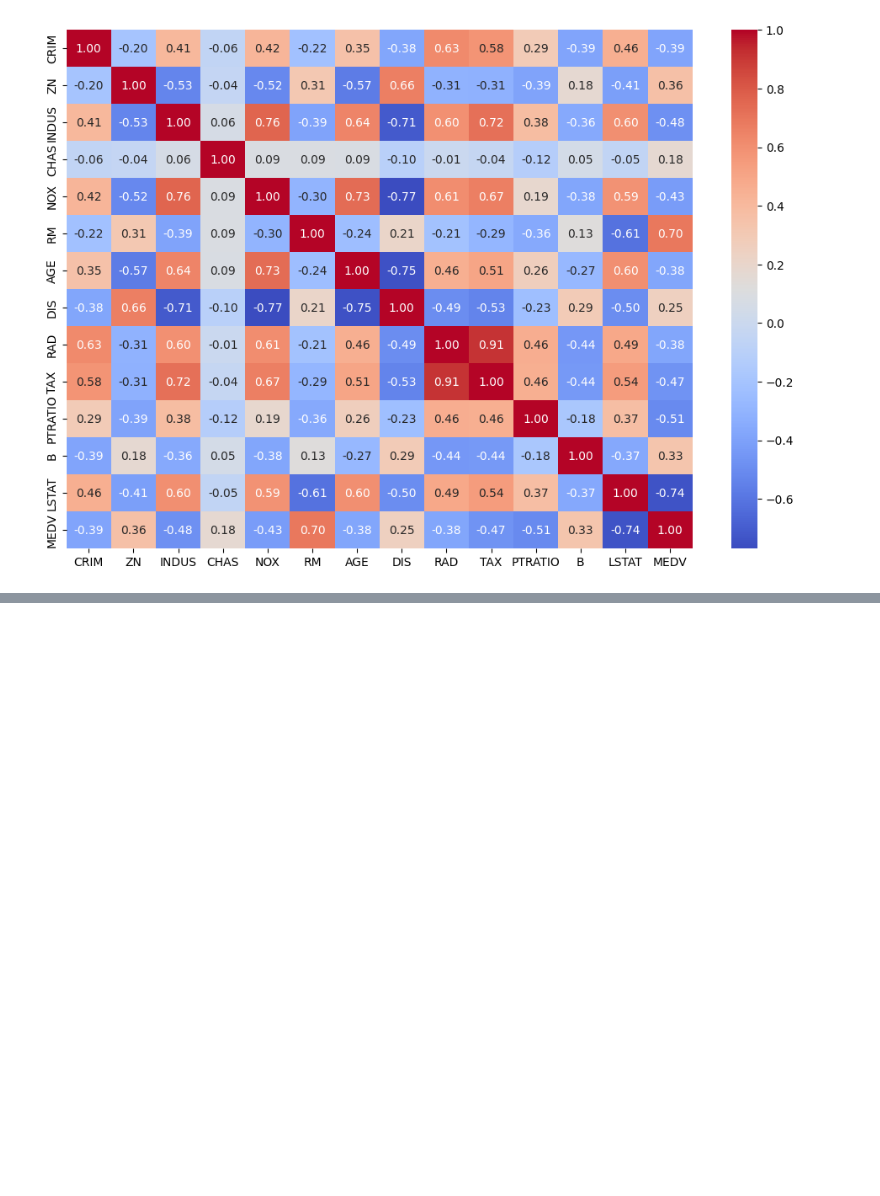
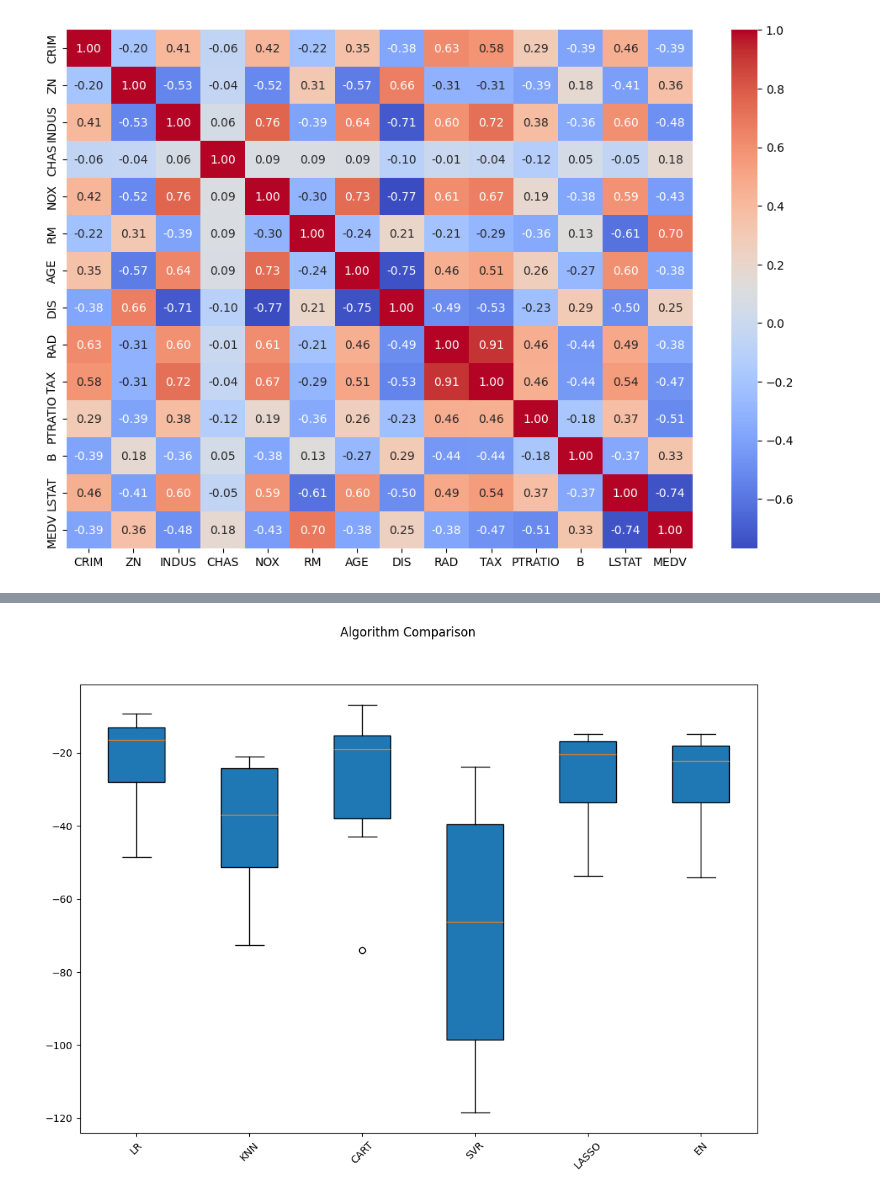
Before and after one commit to chplay2020/Machine-Learning-Mastery-with-Python, a Jupyter notebook: Part-III-Project/Chapter20/main.ipynb, the cells around one changed output, grey strips where cells are left out. Cells and saved outputs as stored; diff of their text form; code cells hidden in the pictures; blank space fills up the shorter version.

```diff
--- a/Part-III-Project/Chapter20/main.ipynb
+++ b/Part-III-Project/Chapter20/main.ipynb
@@ -271,0 +334,8 @@ plt.show()
+# %%
+# Split-out validation dataset
+array = df.values  # Chuyển DataFrame thành mảng NumPy
+X = array[:,0:13]   # Các thuộc tính đầu vào (Lấy tất cả các hàng (:) và các cột từ 0 đến 12)
+Y = array[:,13]     # Thuộc tính đầu ra (lấy toàn bộ hàng ở cột 13)
+validation_size = 0.20  # Kích thước tập xác thực (20% dữ liệu)
+seed = 7                # Giá trị random_state để tái lập kết quả
+X_train, X_validation, Y_train, Y_validation = tts(X, Y, test_size=validation_size, random_state=seed)
@@ -271,0 +344,5 @@ plt.show()
+# %%
+# Test options and evaluation metric
+num_folds = 10  # Số lượng gập (folds) trong k-fold cross-validation
+seed = 7
+scoring = 'neg_mean_squared_error'
@@ -271,0 +351,9 @@ plt.show()
+# %%
+# Spot-Check Algorithms
+models = []
+models.append(('LR', LinearRegression()))
+models.append(('KNN', KNeighborsRegressor()))
+models.append(('CART', DecisionTreeRegressor()))
+models.append(('SVR', SVR()))
+models.append(('LASSO', Lasso()))
+models.append(('EN', ElasticNet()))
@@ -271,0 +402,25 @@ plt.show()
+# %%
+# Compare Algorithms
+fig = plt.figure(figsize=(12, 8))
+# Tạo một figure (kích thước 12x8 inch) để chứa biểu đồ
+
+fig.suptitle('Algorithm Comparison')
+# Đặt tiêu đề chính cho figure là "Algorithm Comparison"
+
+ax = fig.add_subplot(111)
+# Thêm một subplot (1 hàng, 1 cột, vị trí 1)
+# 111 có nghĩa: grid 1x1 và lấy ô đầu tiên (chỉ có 1 ô)
+
+plt.boxplot(results, vert=True, patch_artist=True, labels=names)
+# Vẽ boxplot để so sánh phân phối kết quả cross-validation của từng mô hình
+# results: danh sách kết quả điểm số của các mô hình (list các mảng cv_results)
+# vert=True: vẽ hộp theo chiều dọc
+# patch_artist=True: làm đầy màu sắc cho boxplot
+# labels=names: gán nhãn (tên mô hình) cho từng boxplot
+
+ax.set_xticklabels(names, rotation=45)
+# Xoay nhãn trục X (tên mô hình) 45 độ để dễ đọc
+
+plt.show()
+# %% [output]
+[figure, added]
```
Also changed, not shown: parts of 36 cells of this notebook.
